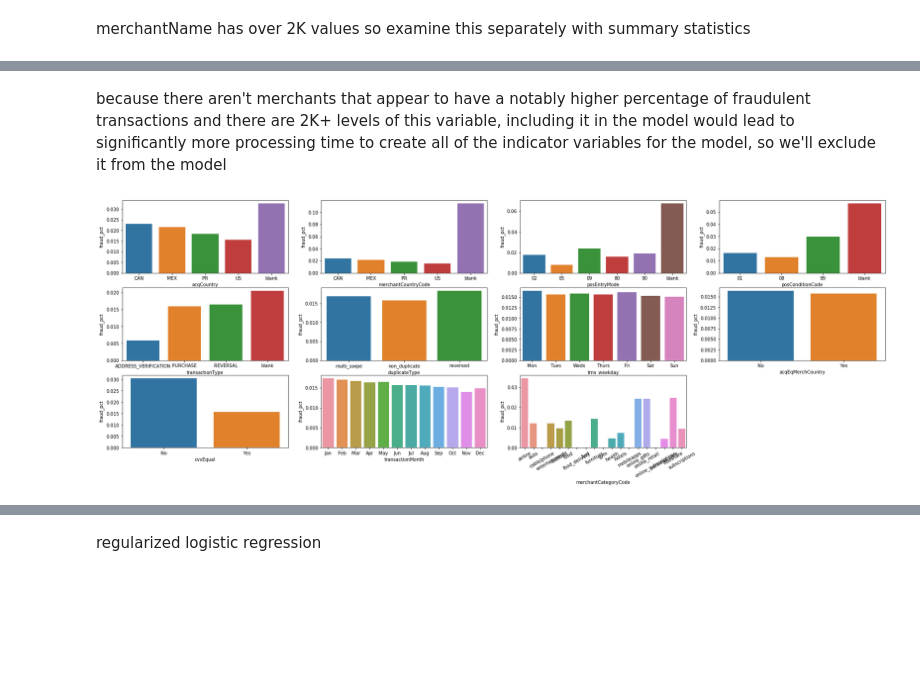
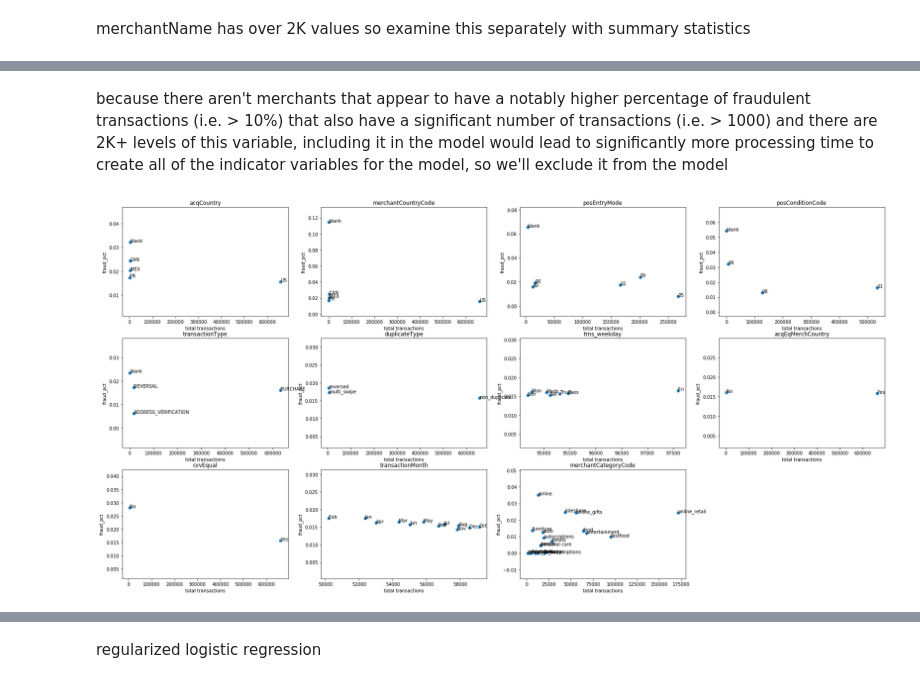
Before and after one commit to shanomax/DS, a Jupyter notebook: CapitalOne_DataScienceChallenge_ShaneCampbell.ipynb, the cells around one changed output, grey strips where cells are left out. Drawn from its saved outputs; the diff is of its cells as text; code cells hidden in the pictures; blank space fills up the shorter version.

```diff
--- a/CapitalOne_DataScienceChallenge_ShaneCampbell.ipynb
+++ b/CapitalOne_DataScienceChallenge_ShaneCampbell.ipynb
@@ -890,29 +916,29 @@ plt.ylabel('% of Transactions that are Fraudulent');
 # %% [markdown]
-because there aren't merchants that appear to have a notably higher percentage of fraudulent transactions and there are 2K+ levels of this variable, including it in the model would lead to significantly more processing time to create all of the indicator variables for the model, so we'll exclude it from the model
+because there aren't merchants that appear to have a notably higher percentage of fraudulent transactions (i.e. > 10%) that also have a significant number of transactions (i.e. > 1000) and there are 2K+ levels of this variable, including it in the model would lead to significantly more processing time to create all of the indicator variables for the model, so we'll exclude it from the model
 # %%
+#scatterplot with text annotation - https://stackoverflow.com/questions/14432557/matplotlib-scatter-plot-with-different-text-at-each-data-point
 cat_vars = ['acqCountry', 'merchantCountryCode', 'posEntryMode', 'posConditionCode', 'transactionType', 'duplicateType',
             'trns_weekday', 'acqEqMerchCountry', 'cvvEqual', 'transactionMonth', 'merchantCategoryCode']
 
-cat_fig = plt.figure(figsize = (30, 10))
+cat_fig = plt.figure(figsize = (30, 15))
 
 for c in cat_vars:
 
     test_df = pd.crosstab(trn[c], trn.fraud).reset_index()
     test_df.columns = [c, 'nofraud', 'fraud']
-    test_df['fraud_pct'] =  test_df.fraud / (test_df.fraud + test_df.nofraud)
+    test_df['total_transactions'] = test_df.nofraud + test_df.fraud
+    test_df['fraud_pct'] =  test_df.fraud / test_df.total_transactions
 
-    if c == 'merchantCategoryCode':
+    ax = cat_fig.add_subplot(3,4,(cat_vars.index(c)+1))
+    plt.scatter(test_df.total_transactions, test_df.fraud_pct)
+    plt.title(c);
+    plt.xlabel('total transactions');
+    plt.ylabel('fraud_pct');
 
-        ax = cat_fig.add_subplot(3,4,(cat_vars.index(c)+1))
-        sns.barplot(data = test_df, x = c, y = 'fraud_pct');
-        plt.xticks(rotation = 30);
-
-    else:
-
-        ax = cat_fig.add_subplot(3,4,(cat_vars.index(c)+1))
-        sns.barplot(data = test_df, x = c, y = 'fraud_pct');
+    for i, txt in enumerate(test_df[c]):
+        plt.annotate(txt, (test_df.total_transactions[i], test_df.fraud_pct[i]))
 # %% [output]
-[figure, old version]
+[figure, new version]
 # %% [markdown]
 #### - there are plenty of interesting differences among categorical variables
 - blank values have a notably (maybe significant, maybe not) higher percentage of fraudulent transactions within acqCountry, merchantCountryCode, posEntryMode, posConditionCode and transactionType, which isn't surprising
```
Also changed, not shown: parts of 55 cells of this notebook.
